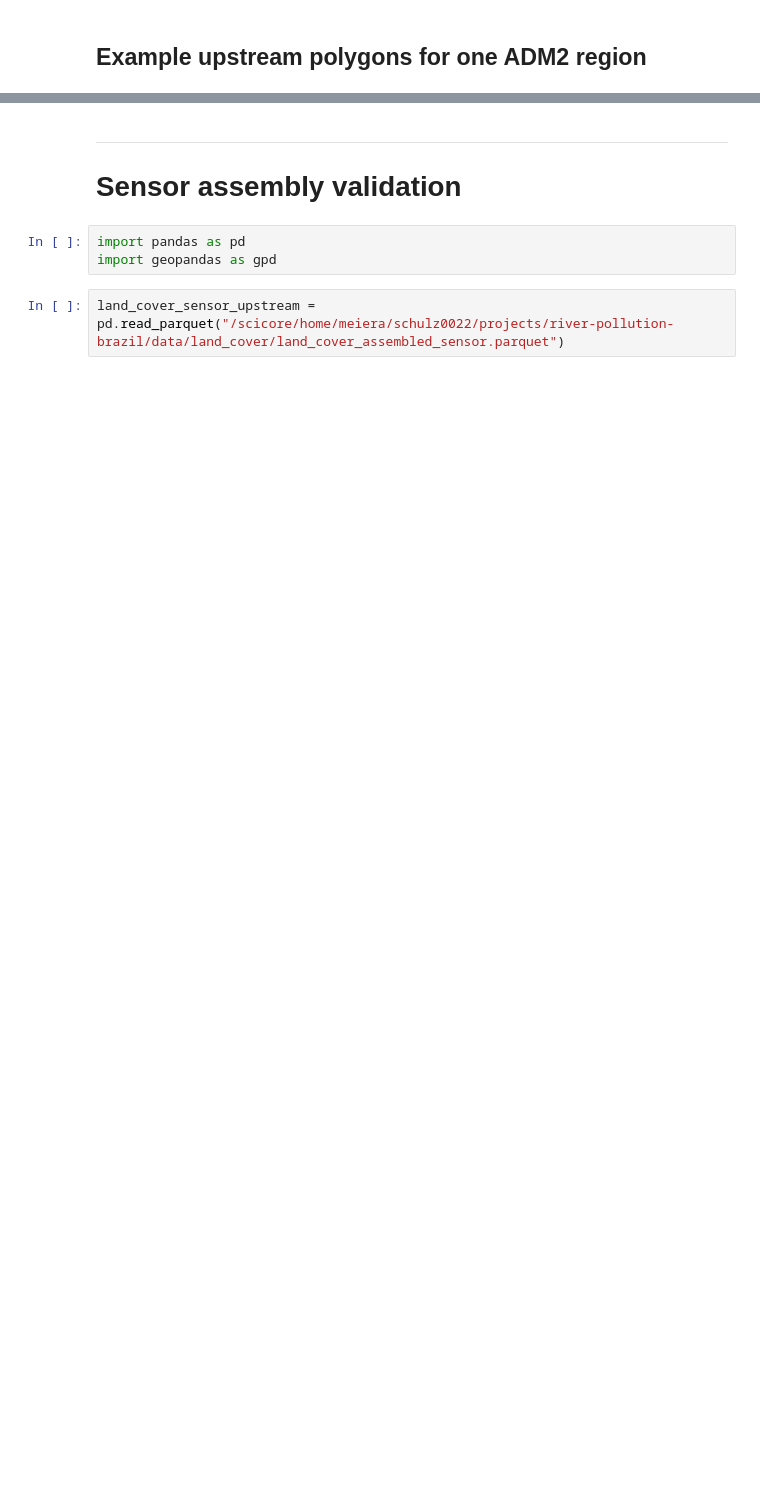
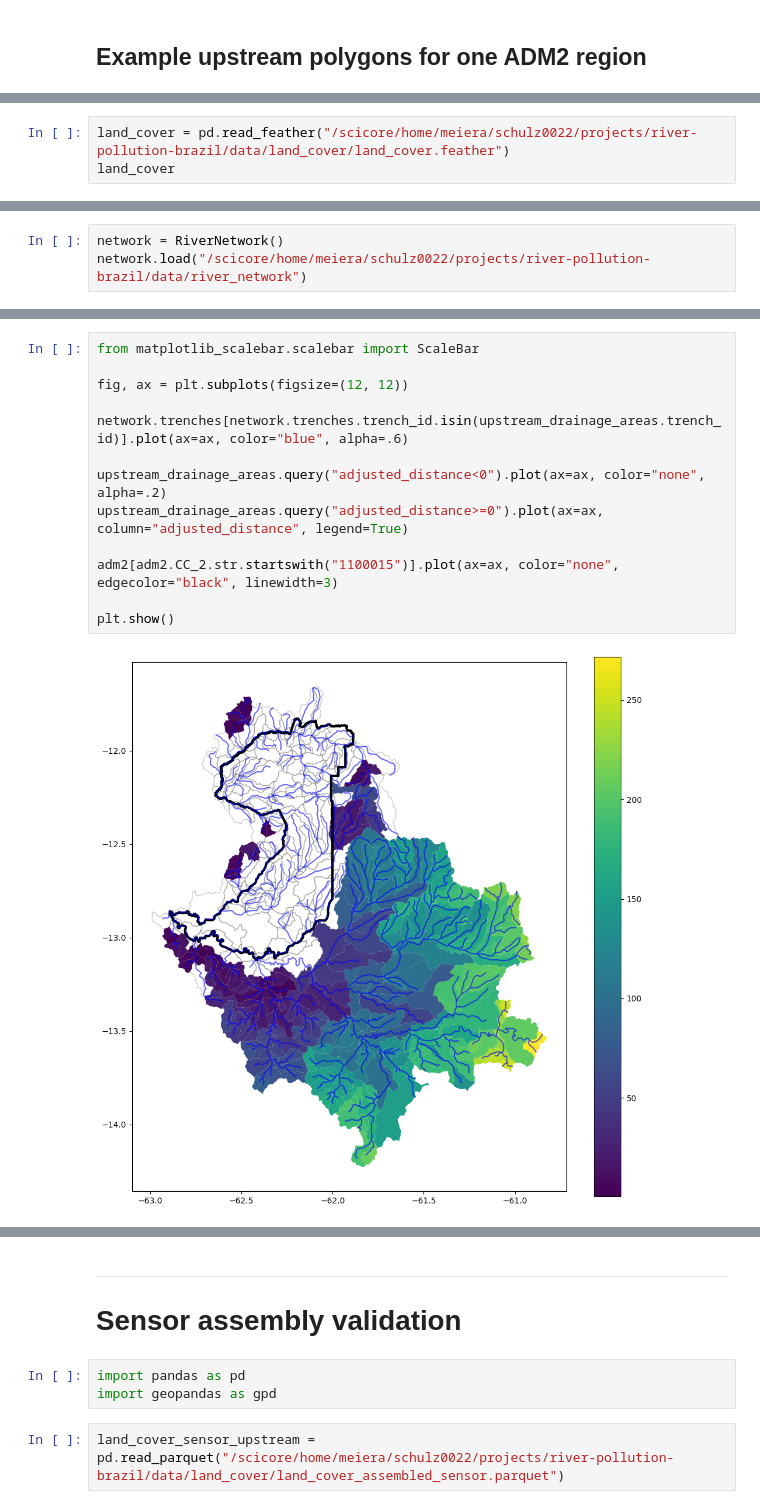
Before and after one commit to felixschulz385/river-pollution-brazil, a Jupyter notebook: code/experiments/land_cover.ipynb, the cells around one changed output, grey strips where cells are left out. Saved outputs shown, nothing was run; the diff lists cells and outputs as text; blank space fills up the shorter version.

```diff
--- a/code/experiments/land_cover.ipynb
+++ b/code/experiments/land_cover.ipynb
@@ -139,2 +117,5 @@ import matplotlib.pyplot as plt
 import pandas as pd
 import geopandas as gpd
+# %%
+land_cover = pd.read_feather("/scicore/home/meiera/schulz0022/projects/river-pollution-brazil/data/land_cover/land_cover.feather")
+land_cover
@@ -274,0 +170,3 @@ land_cover_adm2_upstream.query(
+# %%
+network = RiverNetwork()
+network.load("/scicore/home/meiera/schulz0022/projects/river-pollution-brazil/data/river_network")
@@ -274,0 +404,15 @@ land_cover_adm2_upstream.query(
+# %%
+from matplotlib_scalebar.scalebar import ScaleBar
+
+fig, ax = plt.subplots(figsize=(12, 12))
+
+network.trenches[network.trenches.trench_id.isin(upstream_drainage_areas.trench_id)].plot(ax=ax, color="blue", alpha=.6)
+
+upstream_drainage_areas.query("adjusted_distance<0").plot(ax=ax, color="none", alpha=.2)
+upstream_drainage_areas.query("adjusted_distance>=0").plot(ax=ax, column="adjusted_distance", legend=True)
+
+adm2[adm2.CC_2.str.startswith("1100015")].plot(ax=ax, color="none", edgecolor="black", linewidth=3)
+
+plt.show()
+# %% [output]
+[figure, added]
```
Also changed, not shown: parts of 25 cells of this notebook, 7 other files.
